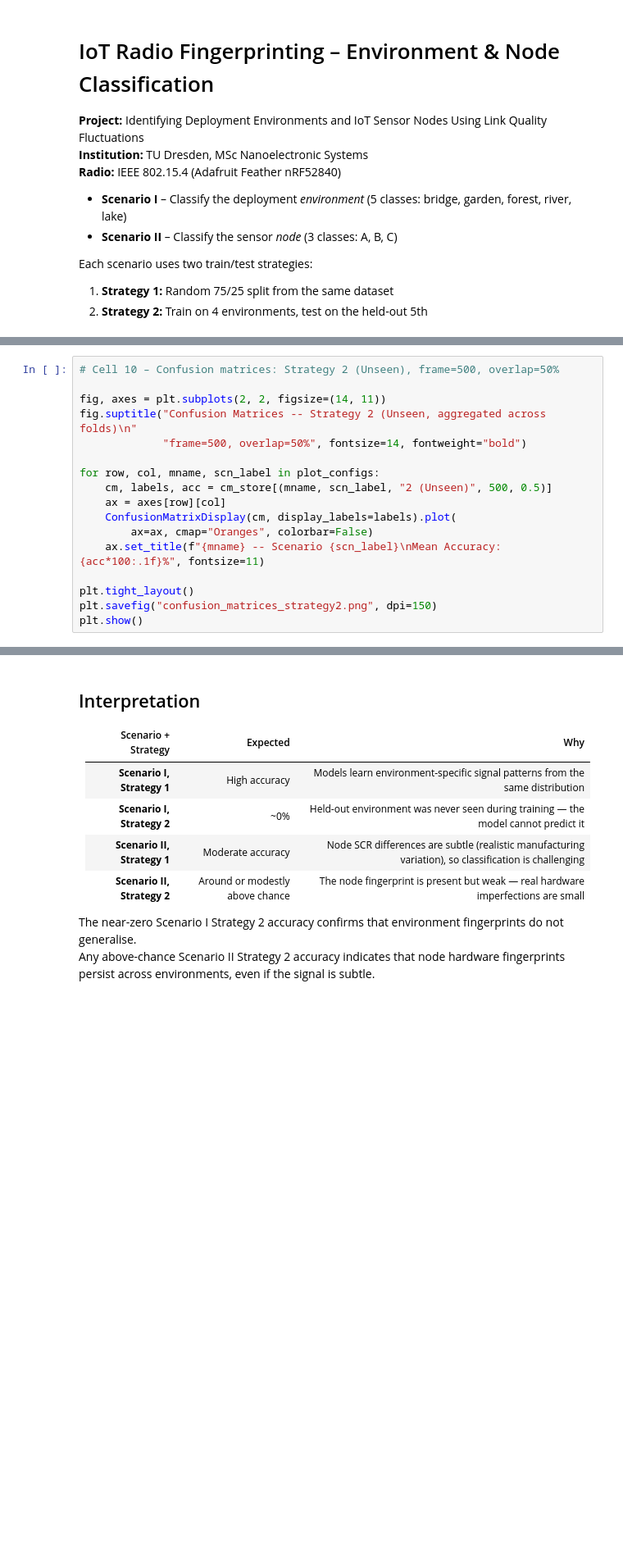
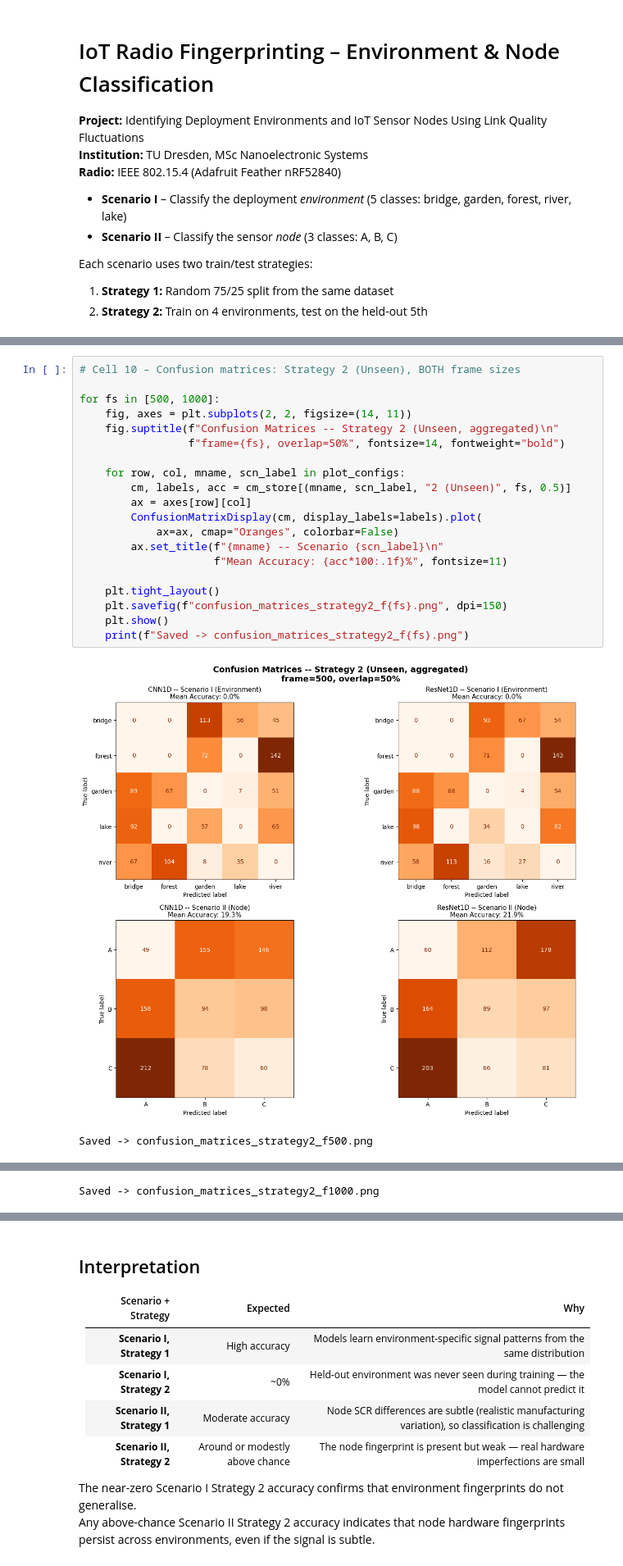
Before and after one commit to chappiethebot/iot_fingerprinting, a Jupyter notebook: iot_fingerprinting.ipynb, the cells around one changed output, grey strips where cells are left out. Shown at 82% size. Saved outputs shown, nothing was run; the diff lists cells and outputs as text; blank space fills up the shorter version.

```diff
--- a/iot_fingerprinting.ipynb
+++ b/iot_fingerprinting.ipynb
@@ -456,17 +574,23 @@ plt.show()
 # %%
-# Cell 10 – Confusion matrices: Strategy 2 (Unseen), frame=500, overlap=50%
+# Cell 10 – Confusion matrices: Strategy 2 (Unseen), BOTH frame sizes
 
-fig, axes = plt.subplots(2, 2, figsize=(14, 11))
-fig.suptitle("Confusion Matrices -- Strategy 2 (Unseen, aggregated across folds)\n"
-             "frame=500, overlap=50%", fontsize=14, fontweight="bold")
+for fs in [500, 1000]:
+    fig, axes = plt.subplots(2, 2, figsize=(14, 11))
+    fig.suptitle(f"Confusion Matrices -- Strategy 2 (Unseen, aggregated)\n"
+                 f"frame={fs}, overlap=50%", fontsize=14, fontweight="bold")
 
-for row, col, mname, scn_label in plot_configs:
-    cm, labels, acc = cm_store[(mname, scn_label, "2 (Unseen)", 500, 0.5)]
-    ax = axes[row][col]
-    ConfusionMatrixDisplay(cm, display_labels=labels).plot(
-        ax=ax, cmap="Oranges", colorbar=False)
-    ax.set_title(f"{mname} -- Scenario {scn_label}\nMean Accuracy: {acc*100:.1f}%", fontsize=11)
+    for row, col, mname, scn_label in plot_configs:
+        cm, labels, acc = cm_store[(mname, scn_label, "2 (Unseen)", fs, 0.5)]
+        ax = axes[row][col]
+        ConfusionMatrixDisplay(cm, display_labels=labels).plot(
+            ax=ax, cmap="Oranges", colorbar=False)
+        ax.set_title(f"{mname} -- Scenario {scn_label}\n"
+                     f"Mean Accuracy: {acc*100:.1f}%", fontsize=11)
 
-plt.tight_layout()
-plt.savefig("confusion_matrices_strategy2.png", dpi=150)
-plt.show()
+    plt.tight_layout()
+    plt.savefig(f"confusion_matrices_strategy2_f{fs}.png", dpi=150)
+    plt.show()
+    print(f"Saved -> confusion_matrices_strategy2_f{fs}.png")
+# %% [output]
+[figure, added]
+Saved -> confusion_matrices_strategy2_f500.png
@@ -473 +598,2 @@ plt.show()
+Saved -> confusion_matrices_strategy2_f1000.png
 # %%
```
Also changed, not shown: parts of 14 cells of this notebook, 11 other files.
